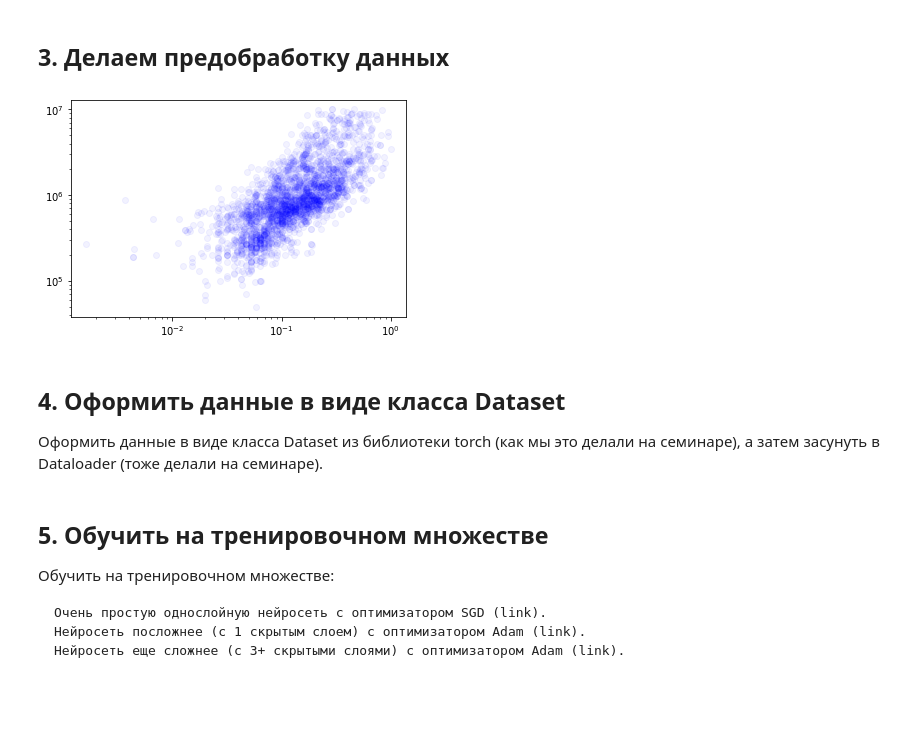
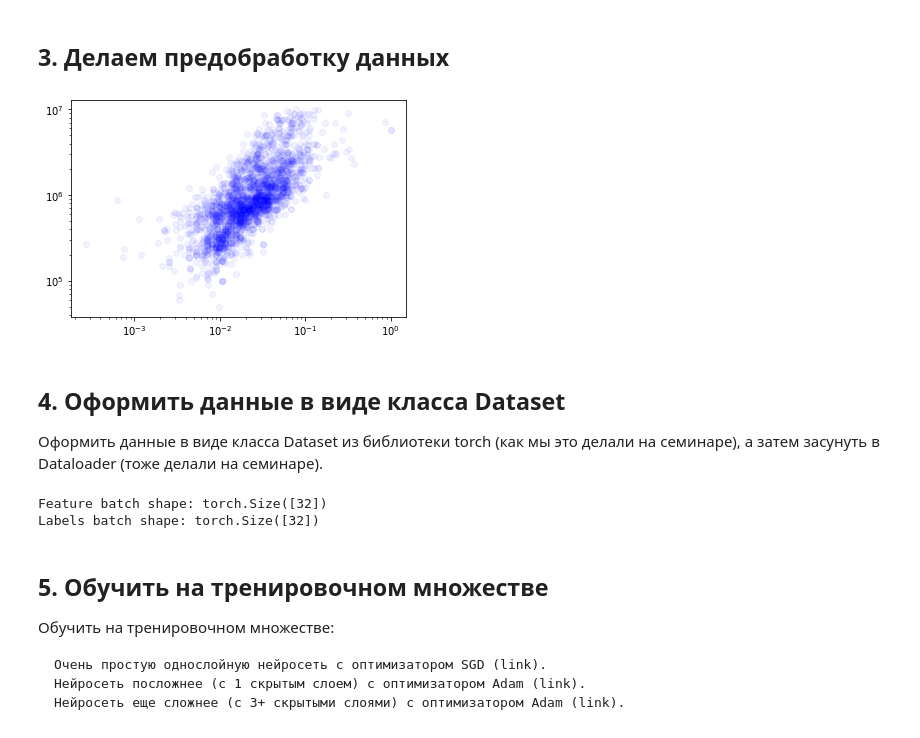
Before and after one commit to 24r3/ann2024, a Jupyter notebook: L4/lab4.ipynb, the cells around one changed output. Saved outputs shown, nothing was run; the diff lists cells and outputs as text; code cells hidden in the pictures; blank space fills up the shorter version.

```diff
--- a/L4/lab4.ipynb
+++ b/L4/lab4.ipynb
@@ -59,7 +59,7 @@ P.S.S.
 # %%
 import pandas as pd
 data = pd.read_csv('../L2/dataset.csv', sep=',')  # если нужно, можно поменять разделитель
-data = data.query("(PROPERTYSQFT != 2184.207862) & (PRICE < 10000000) & (PRICE > 100) & (PROPERTYSQFT < 10000) & (PROPERTYSQFT > 256)")
+data = data.query("(PROPERTYSQFT != 2184.207862) & (PRICE < 10000000) & (PRICE > 100) & (PROPERTYSQFT < 100000) & (PROPERTYSQFT > 256)")
 data.set_index("PRICE")
 # %% [output]
 |  | BROKERTITLE | TYPE | BEDS | BATH | PROPERTYSQFT | ADDRESS | STATE | MAIN_ADDRESS | ... |
@@ -89,35 +85,40 @@ from torchvision.transforms import ToTensor, Normalize, Lambda
 # %%
 from sklearn.model_selection import train_test_split
 from sklearn.preprocessing import StandardScaler, MinMaxScaler
 import matplotlib.pyplot as plt
-import torch
 import math
-x = data['PROPERTYSQFT'].values
-y = data['PRICE'].values.copy()
+import torch, torch_directml
+from torch.utils.data import Dataset
+from torchvision import datasets
+from torchvision.transforms import ToTensor, Normalize, Lambda
+
+x = data['PROPERTYSQFT'].values.copy().astype(float)
+y = data['PRICE'].values.copy().astype(float)
 #разделение датасета на тестовый и тренировочный
 xTR, xTE, yTR, yTE = train_test_split(x, y, test_size=0.2, random_state=17)
 #Нормирование школы x
 xTR_scaled = MinMaxScaler().fit_transform(xTR.reshape(-1, 1))
 xTE_scaled = MinMaxScaler().fit_transform(xTE.reshape(-1, 1))
+#вывод
 fig = plt.figure()
 ax = plt.gca()
 ax.plot(xTR_scaled, yTR, 'o', c='blue', alpha=0.05)
 ax.set_yscale('log')
 ax.set_xscale('log')
-
-
+#приведения к tensor
 xTR_scaled = torch.tensor(xTR_scaled)
 xTE_scaled = torch.tensor(xTE_scaled)
 yTR = torch.tensor(yTR)
 yTE = torch.tensor(yTE)
 # %% [output]
-[figure, old version]
+[figure, new version]
 # %% [markdown]
 ## 4. Оформить данные в виде класса Dataset
 Оформить данные в виде класса Dataset из библиотеки torch (как мы это делали на семинаре), а затем засунуть в Dataloader (тоже делали на семинаре).
 # %%
 from torch.utils.data import Dataset
 from torch.utils.data import DataLoader
+
 
 class MyDataset(Dataset):
     def __init__(self, x, y):
@@ -127,15 +128,22 @@ class MyDataset(Dataset):
     def __len__(self):
         return len(x)
 
-    def __getitem__(self, idx):
-        return y[idx], x[idx]
+    def __getitem__(self, i):
+        #print(x[i], y[i])
+        return x[i], y[i]
+
 
 train = MyDataset(xTR_scaled, yTR)
 test = MyDataset(xTE_scaled, yTE)
+train_dataloader = DataLoader(train, batch_size=32, shuffle=True)
+test_dataloader = DataLoader(test, batch_size=32, shuffle=True)
 
-
-train_dataloader = DataLoader(train, batch_size=1, shuffle=True)
-test_dataloader = DataLoader(test, batch_size=64, shuffle=True)
+train_features, train_labels = next(iter(train_dataloader))
+print(f"Feature batch shape: {train_features.size()}")
+print(f"Labels batch shape: {train_labels.size()}")
+# %% [output]
+Feature batch shape: torch.Size([32])
+Labels batch shape: torch.Size([32])
 # %% [markdown]
 ## 5. Обучить на тренировочном множестве
 Обучить на тренировочном множестве:
```
Also changed, not shown: parts of 5 cells of this notebook.
